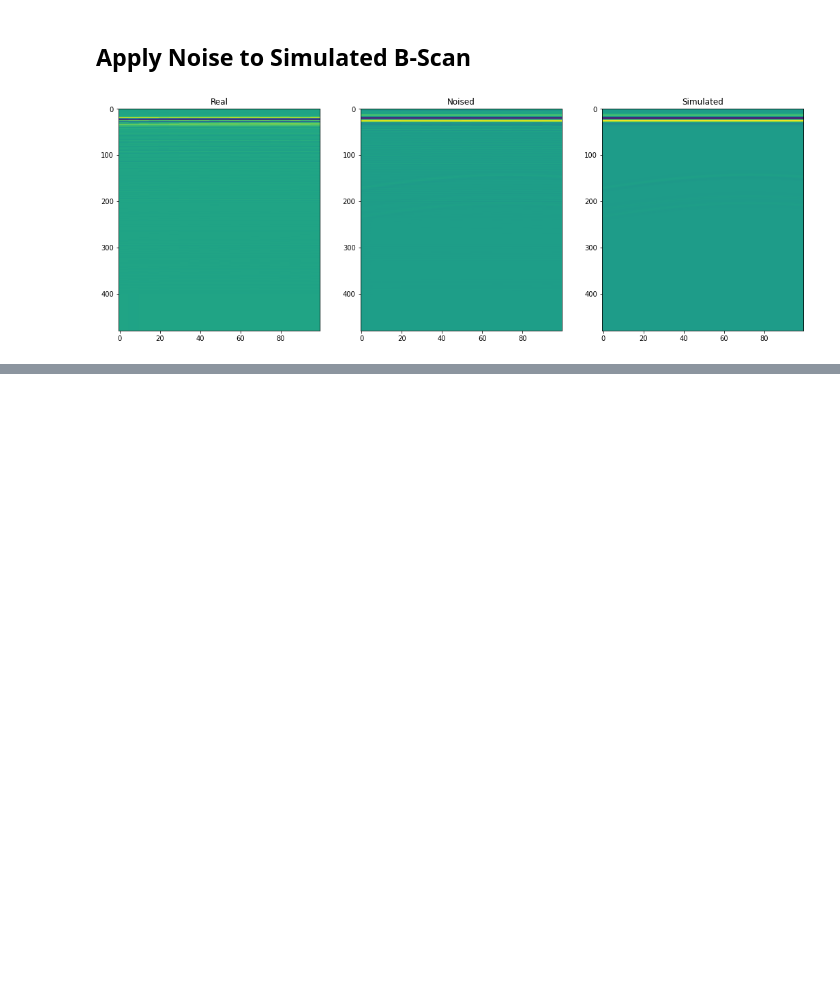
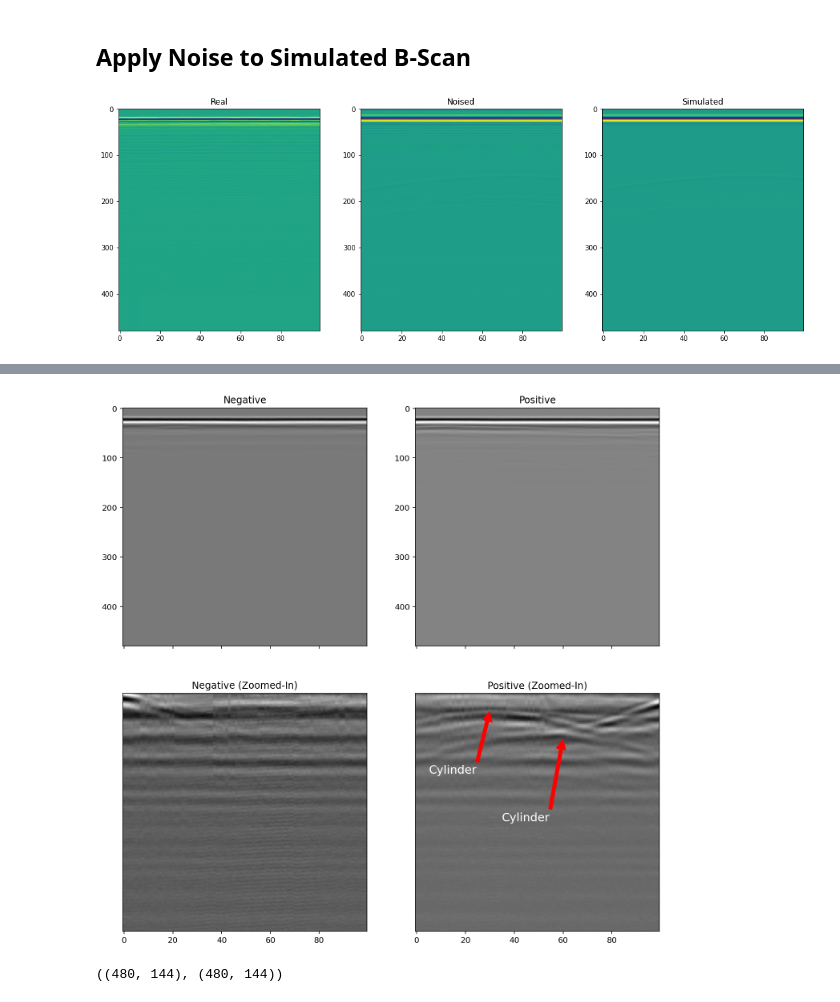
Before and after one commit to jeanruggiero/masters-thesis, a Jupyter notebook: DataExploration.ipynb, the cells around one changed output, grey strips where cells are left out. Cells and saved outputs as stored; diff of their text form; code cells hidden in the pictures; blank space fills up the shorter version.

```diff
--- a/DataExploration.ipynb
+++ b/DataExploration.ipynb
@@ -571,0 +574,3 @@ imshow(noised, aspect="auto")
+# %%
+labels = pd.read_csv('thesis_real_data_labels.csv').set_index('id')
+labels = labels.join(pd.read_csv('real_data_metadata.csv').set_index('id'))
@@ -571,0 +598,14 @@ imshow(noised, aspect="auto")
+# %%
+def read_scan(id):
+    s3 = boto3.resource('s3')
+
+    with io.BytesIO() as b:
+        s3.Object("jean-masters-thesis", f"gold_data/ifsttar/data/{id}.hdf5").download_fileobj(b)
+
+        with h5py.File(b, 'r') as f:
+            d = np.zeros(f['data'].shape, dtype=float)
+            f['data'].read_direct(d)
+    return d
+# %%
+id=labels.index[0]
+label = labels.iloc[0]
@@ -571,0 +634,3 @@ imshow(noised, aspect="auto")
+# %%
+p = get_scan(labels.index[0], labels.iloc[0])
+n = get_scan(labels.index[1], labels.iloc[1])
@@ -571,0 +650,29 @@ imshow(noised, aspect="auto")
+# %%
+with plt.rc_context({'figure.figsize': [12, 12]}):
+    fig, axes = plt.subplots(2, 2, sharex=True)
+    axes[0][0].imshow(p, aspect='auto', cmap='gray')
+    axes[0][0].set_title('Negative')
+
+    axes[0][1].imshow(n, aspect='auto', cmap='gray')
+    axes[0][1].set_title('Positive')
+
+    axes[1][0].imshow(p[85:300,:], aspect='auto', cmap='gray')
+    axes[1][0].axes.get_yaxis().set_visible(False)
+    axes[1][0].set_title('Negative (Zoomed-In)')
+
+    axes[1][1].imshow(n[85:300,:], aspect='auto', cmap='gray')
+    axes[1][1].axes.get_yaxis().set_visible(False)
+    axes[1][1].set_title('Positive (Zoomed-In)')
+
+    axes[1][1].annotate('Cylinder',
+            xy=(30, 15), xycoords='data',
+            xytext=(0.25, 0.7), textcoords='axes fraction', color='white', size='x-large',
+            arrowprops=dict(facecolor='red', edgecolor='red', shrink=0.02),
+            horizontalalignment='right', verticalalignment='top')
+    axes[1][1].annotate('Cylinder',
+            xy=(60, 40), xycoords='data',
+            xytext=(0.55, 0.5), textcoords='axes fraction', color='white', size='x-large',
+            arrowprops=dict(facecolor='red', edgecolor='red', shrink=0.02),
+            horizontalalignment='right', verticalalignment='top')
+# %% [output]
+[figure, added]
@@ -571,0 +690,4 @@ imshow(noised, aspect="auto")
+# %%
+simp.shape, simn.shape
+# %% [output]
+((480, 144), (480, 144))
```
Also changed, not shown: parts of 17 cells of this notebook, 5 other files.
